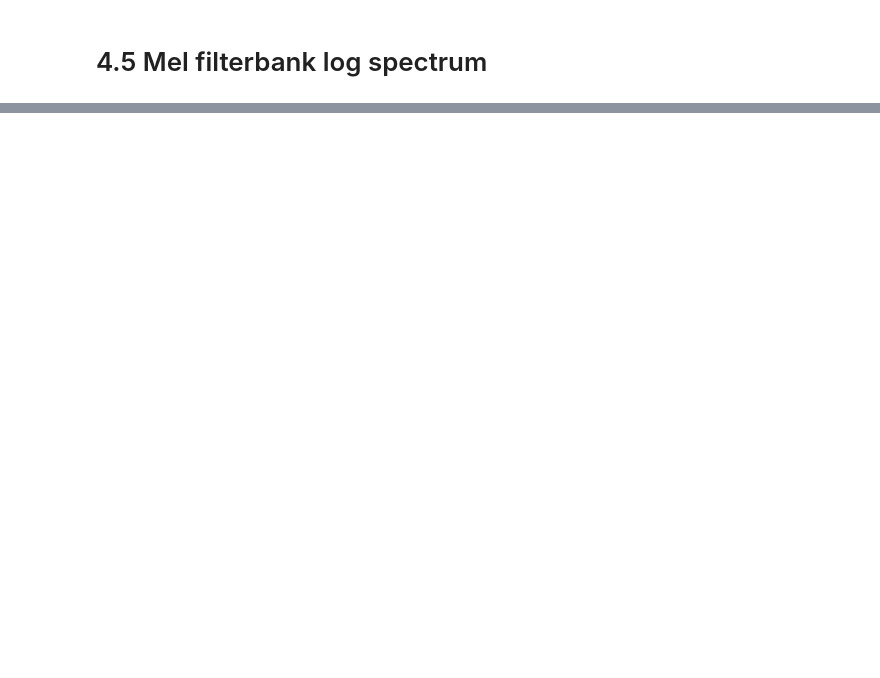
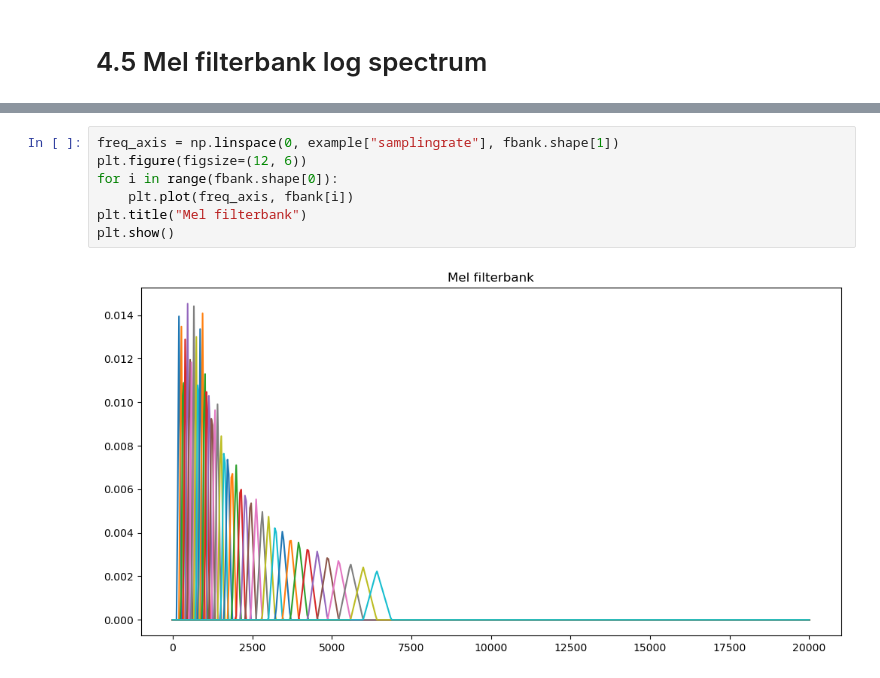
Before and after one commit to haya-hyh/speech-speaker-recognition-, a Jupyter notebook: lab1/lab1.ipynb, the cells around one changed output, grey strips where cells are left out. Drawn from its saved outputs; the diff is of its cells as text; blank space fills up the shorter version.

```diff
--- a/lab1/lab1.ipynb
+++ b/lab1/lab1.ipynb
@@ -135,0 +157,9 @@ The aliases was originally deprecated in NumPy 1.20; for more details and guidan
+# %%
+freq_axis = np.linspace(0, example["samplingrate"], fbank.shape[1])
+plt.figure(figsize=(12, 6))
+for i in range(fbank.shape[0]):
+    plt.plot(freq_axis, fbank[i])
+plt.title("Mel filterbank")
+plt.show()
+# %% [output]
+[figure, added]
```
Also changed, not shown: parts of 25 cells of this notebook.
